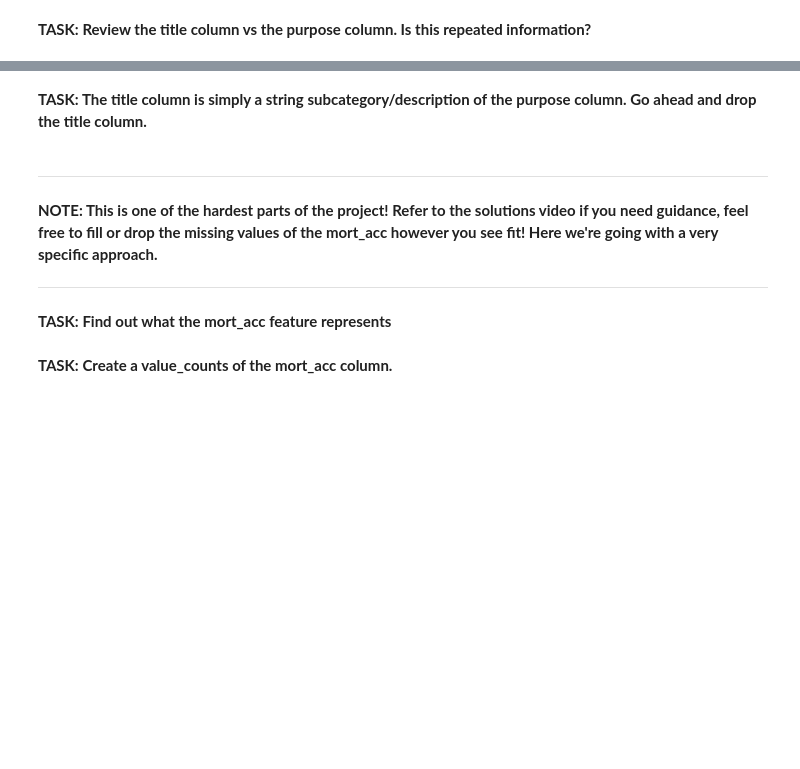
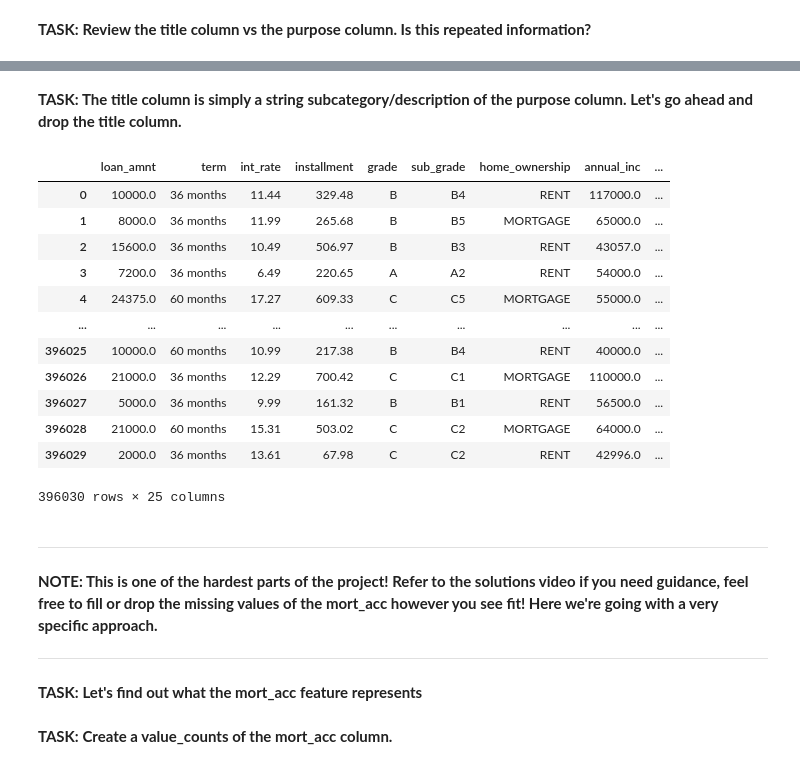
Before and after one commit to sathishkumar118/EDA-with-Lending-club-dataset, a Jupyter notebook: own_experimentation.ipynb, the cells around one changed output, grey strips where cells are left out. Saved outputs shown, nothing was run; the diff lists cells and outputs as text; code cells hidden in the pictures; blank space fills up the shorter version.

```diff
--- a/own_experimentation.ipynb
+++ b/own_experimentation.ipynb
@@ -457,2 +406,4 @@ df.corrwith(df.loan_repaid).drop('loan_repaid').sort_values().plot(kind = 'bar')
+# %%
+df.drop(columns = ['emp_length'], inplace = True)
 # %% [markdown]
 **TASK: Revisit the DataFrame to see what feature columns still have missing data.**
@@ -465,2 +455,2 @@ df['title'].head(10)
 # %% [markdown]
-**TASK: The title column is simply a string subcategory/description of the purpose column. Go ahead and drop the title column.**
+**TASK: The title column is simply a string subcategory/description of the purpose column. Let's go ahead and drop the title column.**
@@ -469,7 +457,23 @@ df['title'].head(10)
+# %%
+df.drop(columns = ['title'])
+# %% [output]
+|  | loan_amnt | term | int_rate | installment | grade | sub_grade | home_ownership | annual_inc | ... |
+| 0 | 10000.0 | 36 months | 11.44 | 329.48 | B | B4 | RENT | 117000.0 | ... |
+| 1 | 8000.0 | 36 months | 11.99 | 265.68 | B | B5 | MORTGAGE | 65000.0 | ... |
+| 2 | 15600.0 | 36 months | 10.49 | 506.97 | B | B3 | RENT | 43057.0 | ... |
+| 3 | 7200.0 | 36 months | 6.49 | 220.65 | A | A2 | RENT | 54000.0 | ... |
+| 4 | 24375.0 | 60 months | 17.27 | 609.33 | C | C5 | MORTGAGE | 55000.0 | ... |
+| ... | ... | ... | ... | ... | ... | ... | ... | ... | ... |
+| 396025 | 10000.0 | 60 months | 10.99 | 217.38 | B | B4 | RENT | 40000.0 | ... |
+| 396026 | 21000.0 | 36 months | 12.29 | 700.42 | C | C1 | MORTGAGE | 110000.0 | ... |
+| 396027 | 5000.0 | 36 months | 9.99 | 161.32 | B | B1 | RENT | 56500.0 | ... |
+| 396028 | 21000.0 | 60 months | 15.31 | 503.02 | C | C2 | MORTGAGE | 64000.0 | ... |
+| 396029 | 2000.0 | 36 months | 13.61 | 67.98 | C | C2 | RENT | 42996.0 | ... |
+396030 rows × 25 columns
 # %% [markdown]
 ---
 **NOTE: This is one of the hardest parts of the project! Refer to the solutions video if you need guidance, feel free to fill or drop the missing values of the mort_acc however you see fit! Here we're going with a very specific approach.**
 
 
 ---
-**TASK: Find out what the mort_acc feature represents**
+**TASK: Let's find out what the mort_acc feature represents**
```
Also changed, not shown: parts of 47 cells of this notebook.
